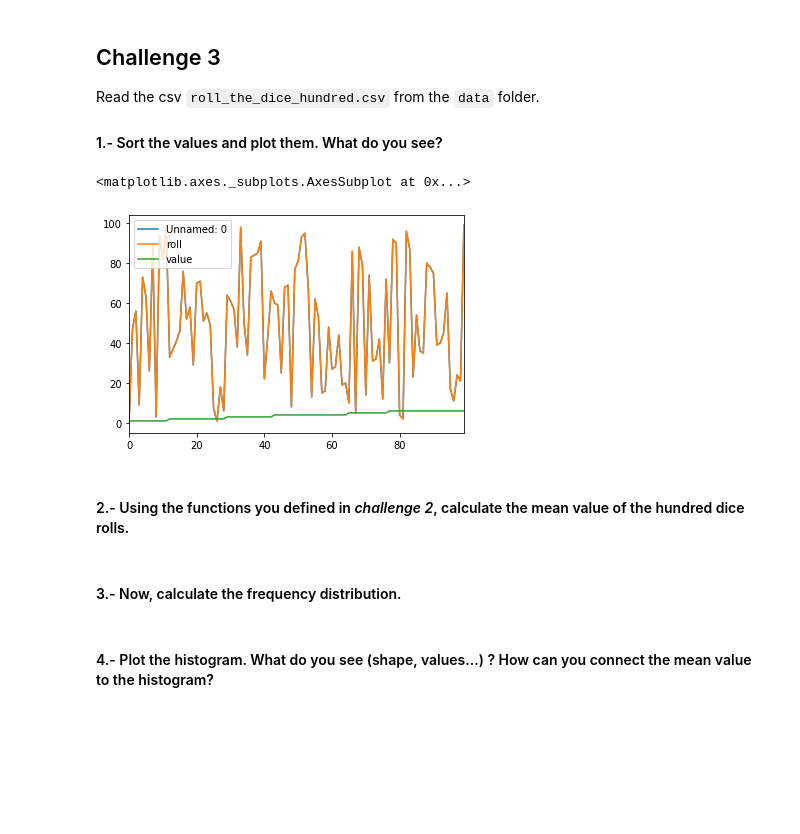
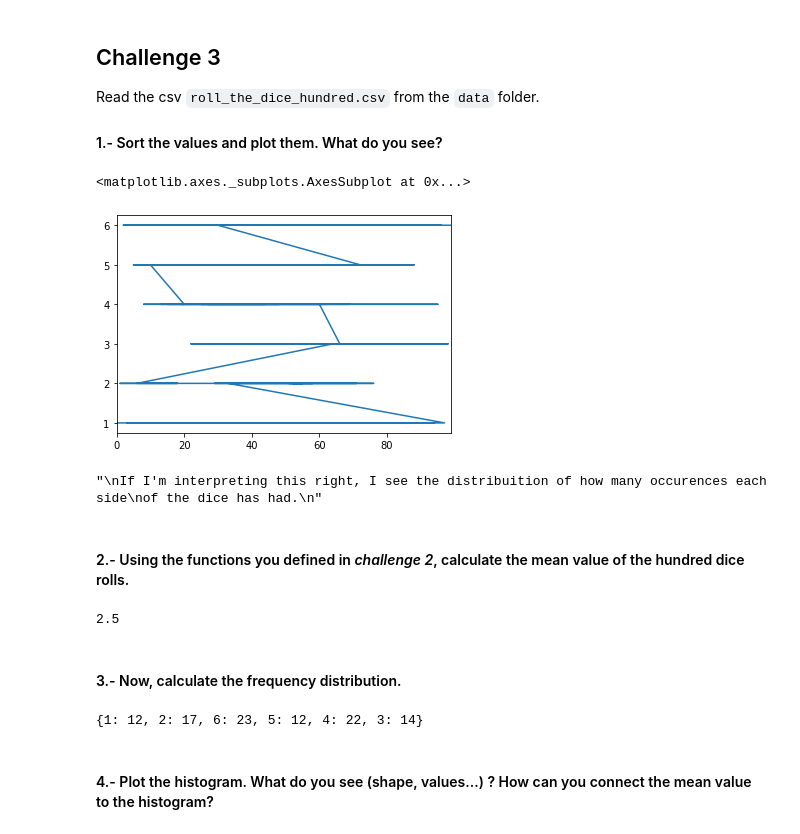
Before and after one commit to ta-data-lis/lab-understanding-descriptive-stats, a Jupyter notebook: your-code/main.ipynb, the cells around one changed output. Cells and saved outputs as stored; diff of their text form; code cells hidden in the pictures; blank space fills up the shorter version.

```diff
--- a/your-code/main.ipynb
+++ b/your-code/main.ipynb
@@ -160,11 +182,15 @@ Read the csv `roll_the_dice_hundred.csv` from the `data` folder.
 #### 1.- Sort the values and plot them. What do you see?
 # %%
 # your code here
+# This?
 data = pd.read_csv("../data/roll_the_dice_hundred.csv")
 
 os.listdir("../data")
 
-data.sort_values(by = "value").plot(use_index = False)
+data_hist = data.sort_values(by = "value")
+
+# This visualization makes no sense to me.
+data_hist["value"].plot()
 # %% [output]
 <matplotlib.axes._subplots.AxesSubplot at 0x...>
-[figure, old version]
+[figure, new version]
@@ -175,6 +197,16 @@ your comments here
+# %%
+"""
+If I'm interpreting this right, I see the distribuition of how many occurences each side
+of the dice has had.
+"""
+# %% [output]
+"\nIf I'm interpreting this right, I see the distribuition of how many occurences each side\nof the dice has had.\n"
 # %% [markdown]
 #### 2.- Using the functions you defined in *challenge 2*, calculate the mean value of the hundred dice rolls.
 # %%
 # your code here
+i_am_median(data["value"])
+# %% [output]
+2.5
 # %% [markdown]
 #### 3.- Now, calculate the frequency distribution.
@@ -183,3 +213,19 @@ your comments here
+# %%
+# your code here
+# Is this what's being asked? or
+def just_freq(obs):
+    freq = {}
+    for i in obs:
+        if i in freq:
+            freq[i] += 1
+        else:
+            freq[i] = 1
+
+    return freq
+
+just_freq(data["value"])
+# %% [output]
+{1: 12, 2: 17, 6: 23, 5: 12, 4: 22, 3: 14}
 # %% [markdown]
 #### 4.- Plot the histogram. What do you see (shape, values...) ? How can you connect the mean value to the histogram?
 # %%
```
Also changed, not shown: parts of 39 cells of this notebook.
